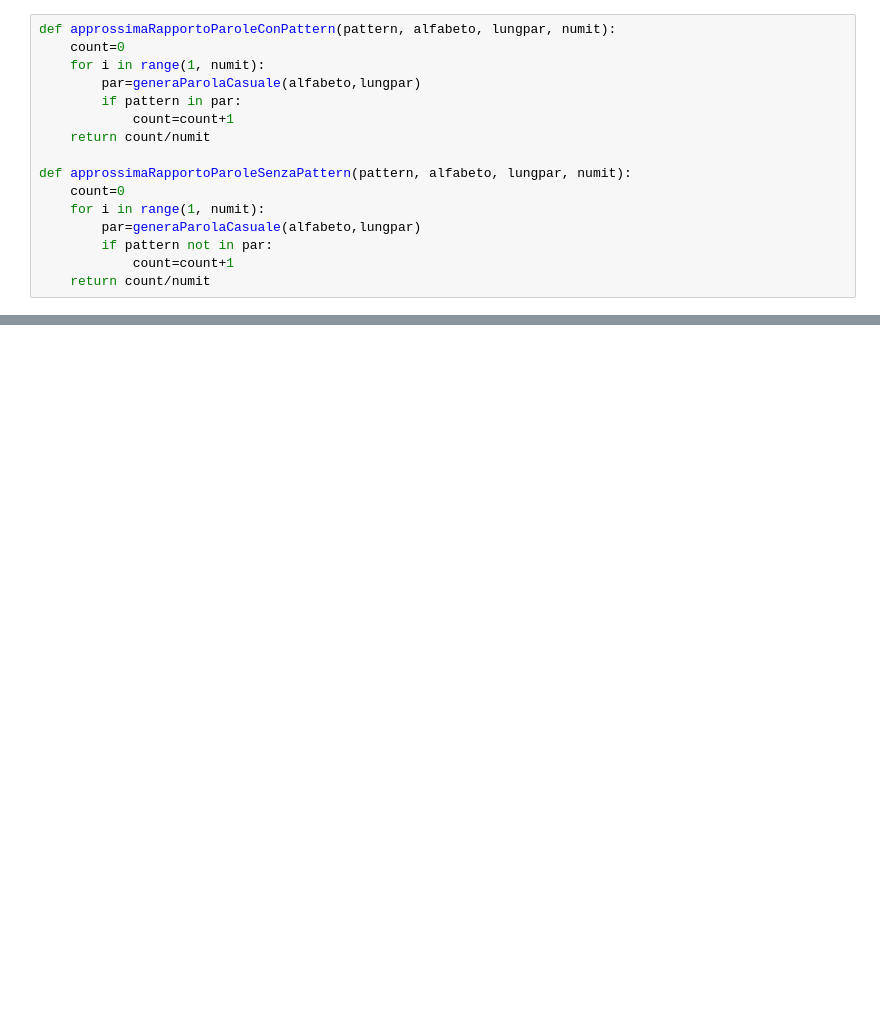
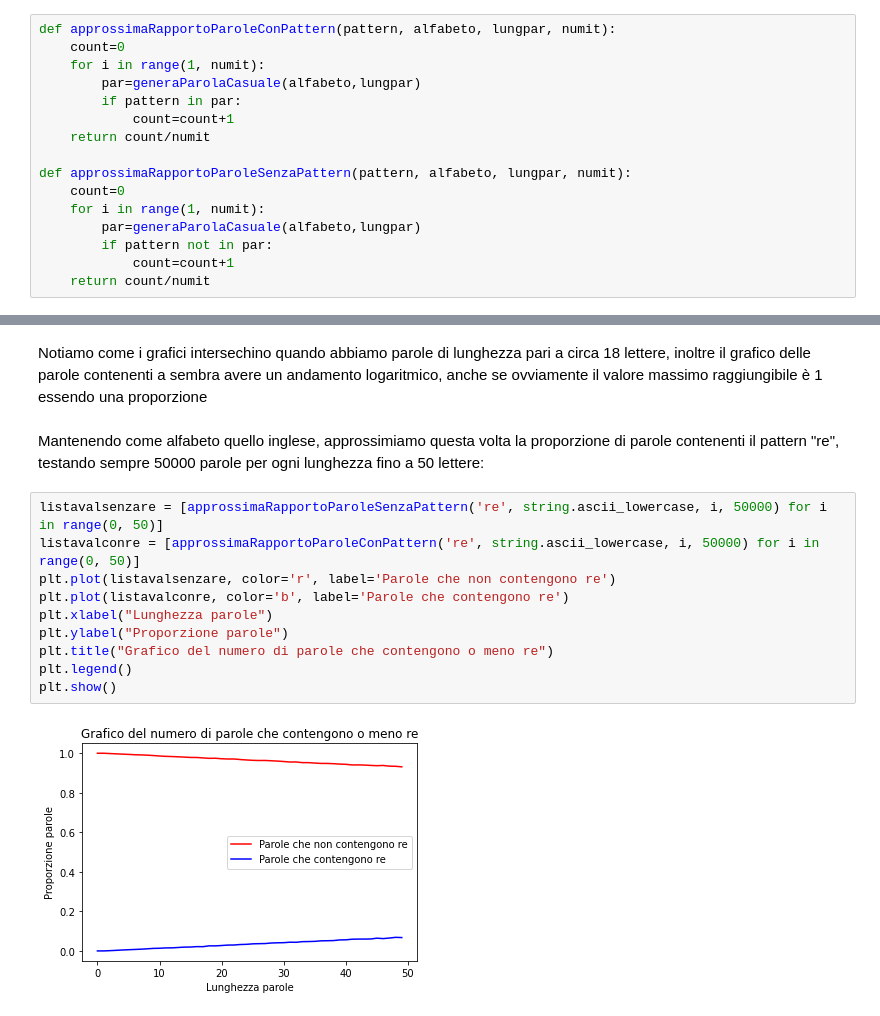
Before and after one commit to Albe21072000/Progetto_AADS, a Jupyter notebook: ProgettoAADS.ipynb, the cells around one changed output, grey strips where cells are left out. Cells and saved outputs as stored; diff of their text form; blank space fills up the shorter version.

```diff
--- a/ProgettoAADS.ipynb
+++ b/ProgettoAADS.ipynb
@@ -133,0 +217,16 @@ parcon+parsenz
+# %% [markdown]
+Notiamo come i grafici intersechino quando abbiamo parole di lunghezza pari a circa 18 lettere, inoltre il grafico delle parole contenenti a sembra avere un andamento logaritmico, anche se ovviamente il valore massimo raggiungibile è 1 essendo una proporzione
+# %% [markdown]
+Mantenendo come alfabeto quello inglese, approssimiamo questa volta la proporzione di parole contenenti il pattern "re", testando sempre 50000 parole per ogni lunghezza fino a 50 lettere:
+# %%
+listavalsenzare = [approssimaRapportoParoleSenzaPattern('re', string.ascii_lowercase, i, 50000) for i in range(0, 50)]
+listavalconre = [approssimaRapportoParoleConPattern('re', string.ascii_lowercase, i, 50000) for i in range(0, 50)]
+plt.plot(listavalsenzare, color='r', label='Parole che non contengono re')
+plt.plot(listavalconre, color='b', label='Parole che contengono re')
+plt.xlabel("Lunghezza parole")
+plt.ylabel("Proporzione parole")
+plt.title("Grafico del numero di parole che contengono o meno re")
+plt.legend()
+plt.show()
+# %% [output]
+[figure, added]
```
Also changed, not shown: parts of 53 cells of this notebook.
